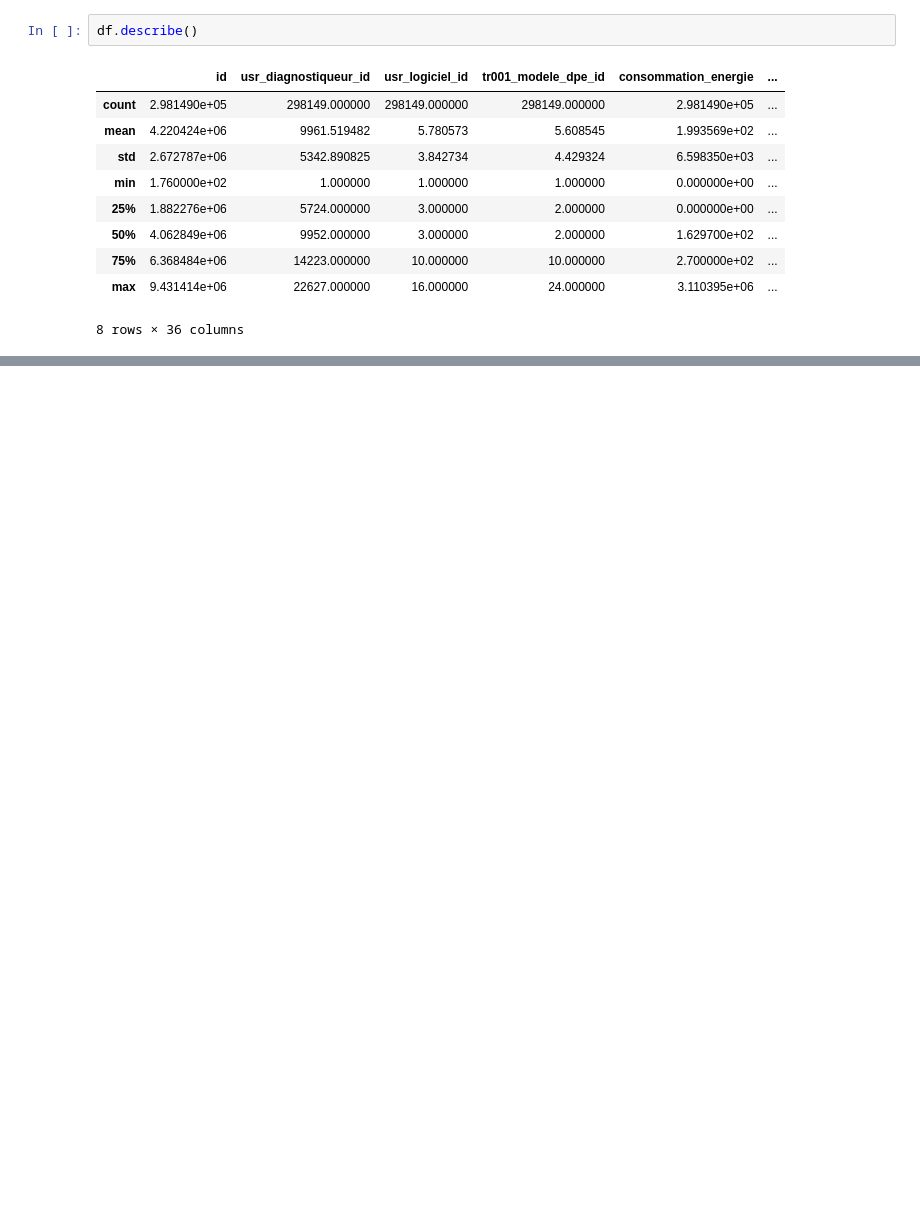
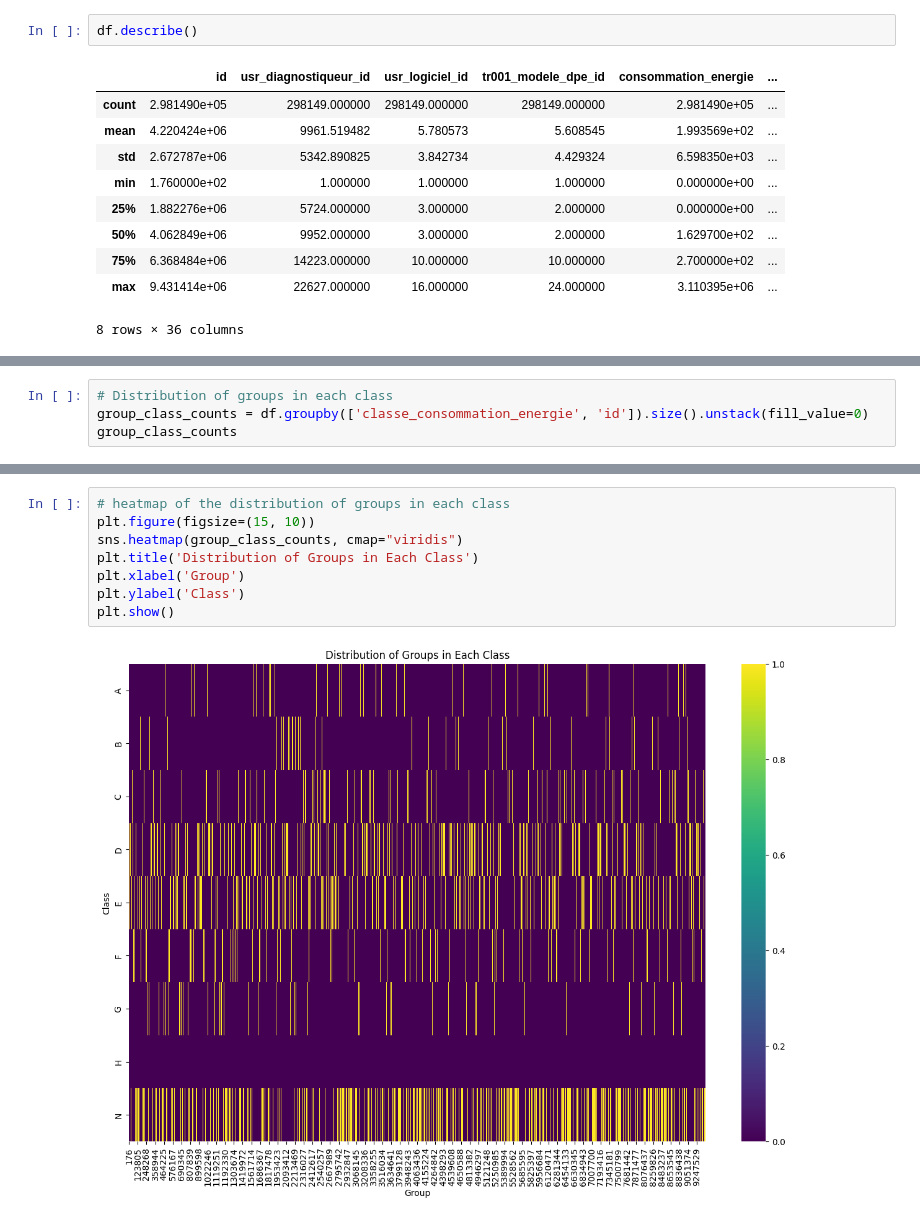
Before and after one commit to polobby/dataCamp_project, a Jupyter notebook: starting_kit.ipynb, the cells around one changed output, grey strips where cells are left out. Saved outputs shown, nothing was run; the diff lists cells and outputs as text; blank space fills up the shorter version.

```diff
--- a/starting_kit.ipynb
+++ b/starting_kit.ipynb
@@ -176,0 +190,4 @@ df.describe()
+# %%
+# Distribution of groups in each class
+group_class_counts = df.groupby(['classe_consommation_energie', 'id']).size().unstack(fill_value=0)
+group_class_counts
@@ -176,0 +207,10 @@ df.describe()
+# %%
+# heatmap of the distribution of groups in each class
+plt.figure(figsize=(15, 10))
+sns.heatmap(group_class_counts, cmap="viridis")
+plt.title('Distribution of Groups in Each Class')
+plt.xlabel('Group')
+plt.ylabel('Class')
+plt.show()
+# %% [output]
+[figure, added]
```
Also changed, not shown: parts of 10 cells of this notebook.
